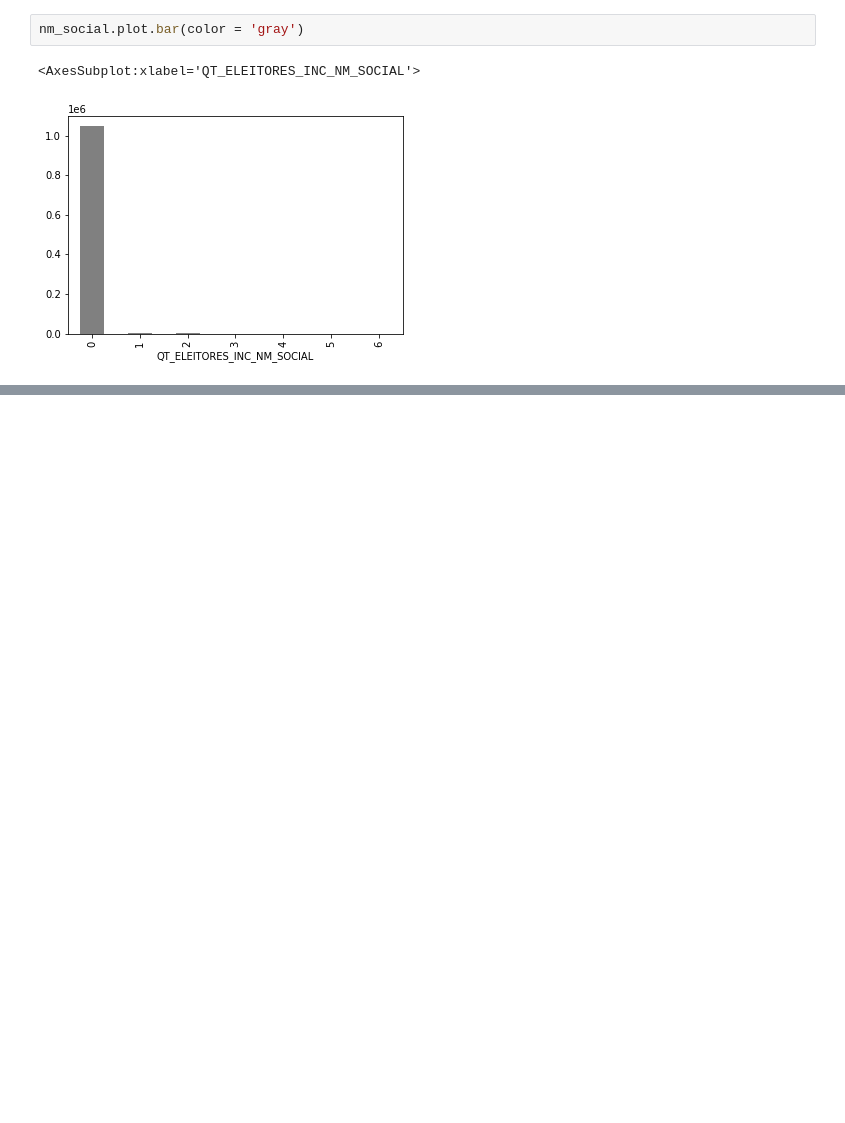
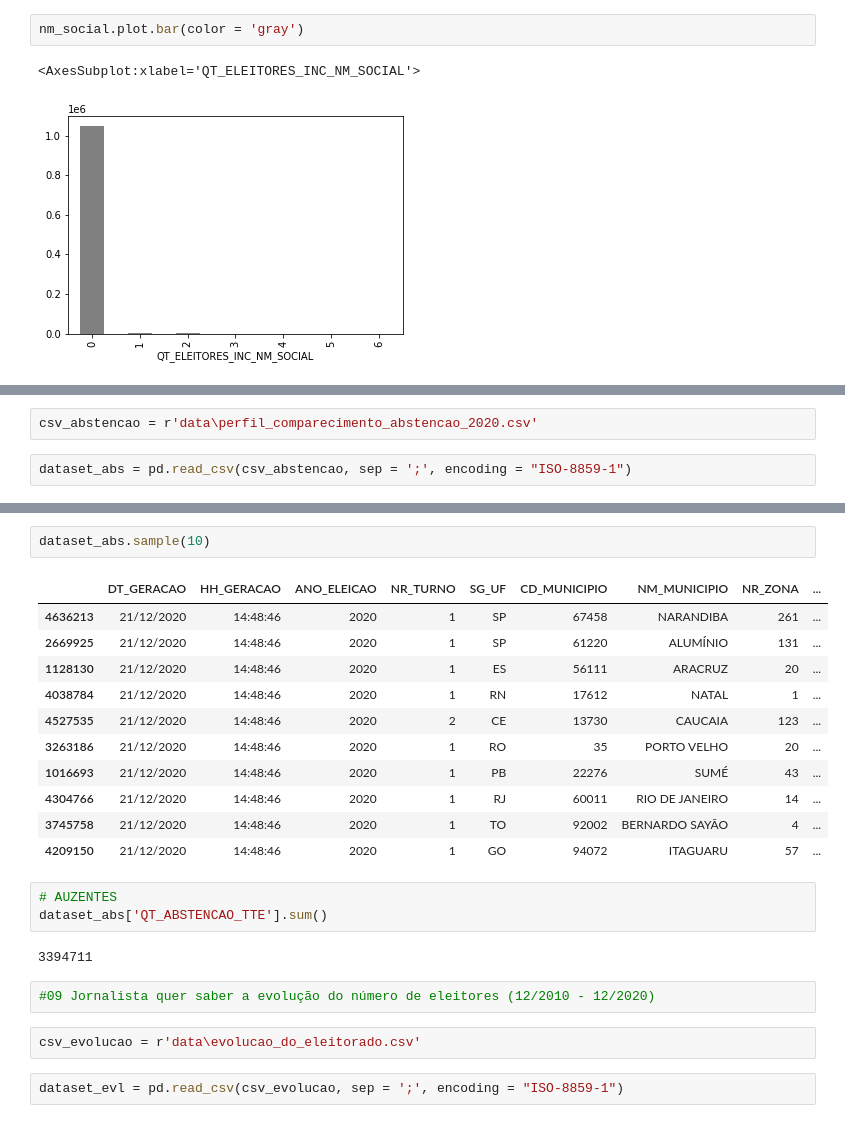
Before and after one commit to JonyHM/raspagem_dados_6_bd, a Jupyter notebook: ex1.ipynb, the cells around one changed output, grey strips where cells are left out. Drawn from its saved outputs; the diff is of its cells as text; blank space fills up the shorter version.

```diff
--- a/ex1.ipynb
+++ b/ex1.ipynb
@@ -157,0 +160,4 @@ nm_social.plot.bar(color = 'gray')
+# %%
+csv_abstencao = r'data\perfil_comparecimento_abstencao_2020.csv'
+# %%
+dataset_abs = pd.read_csv(csv_abstencao, sep = ';', encoding = "ISO-8859-1")
@@ -157,0 +184,25 @@ nm_social.plot.bar(color = 'gray')
+# %%
+dataset_abs.sample(10)
+# %% [output]
+|  | DT_GERACAO | HH_GERACAO | ANO_ELEICAO | NR_TURNO | SG_UF | CD_MUNICIPIO | NM_MUNICIPIO | NR_ZONA | ... |
+| 4636213 | 21/12/2020 | 14:48:46 | 2020 | 1 | SP | 67458 | NARANDIBA | 261 | ... |
+| 2669925 | 21/12/2020 | 14:48:46 | 2020 | 1 | SP | 61220 | ALUMÍNIO | 131 | ... |
+| 1128130 | 21/12/2020 | 14:48:46 | 2020 | 1 | ES | 56111 | ARACRUZ | 20 | ... |
+| 4038784 | 21/12/2020 | 14:48:46 | 2020 | 1 | RN | 17612 | NATAL | 1 | ... |
+| 4527535 | 21/12/2020 | 14:48:46 | 2020 | 2 | CE | 13730 | CAUCAIA | 123 | ... |
+| 3263186 | 21/12/2020 | 14:48:46 | 2020 | 1 | RO | 35 | PORTO VELHO | 20 | ... |
+| 1016693 | 21/12/2020 | 14:48:46 | 2020 | 1 | PB | 22276 | SUMÉ | 43 | ... |
+| 4304766 | 21/12/2020 | 14:48:46 | 2020 | 1 | RJ | 60011 | RIO DE JANEIRO | 14 | ... |
+| 3745758 | 21/12/2020 | 14:48:46 | 2020 | 1 | TO | 92002 | BERNARDO SAYÃO | 4 | ... |
+| 4209150 | 21/12/2020 | 14:48:46 | 2020 | 1 | GO | 94072 | ITAGUARU | 57 | ... |
+# %%
+# AUZENTES
+dataset_abs['QT_ABSTENCAO_TTE'].sum()
+# %% [output]
+3394711
+# %%
+#09 Jornalista quer saber a evolução do número de eleitores (12/2010 - 12/2020)
+# %%
+csv_evolucao = r'data\evolucao_do_eleitorado.csv'
+# %%
+dataset_evl = pd.read_csv(csv_evolucao, sep = ';', encoding = "ISO-8859-1")
```
Also changed, not shown: parts of 7 cells of this notebook, 2 other files.
